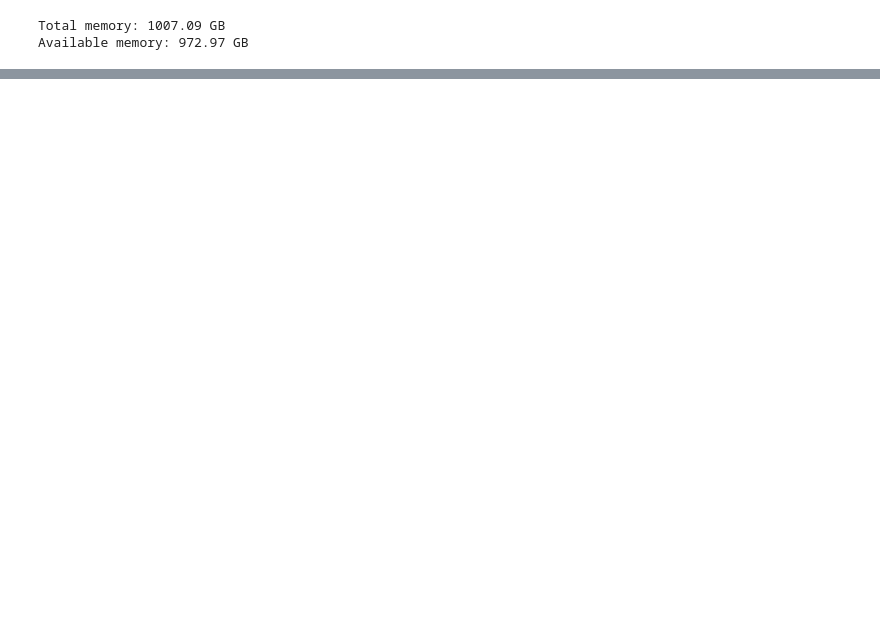
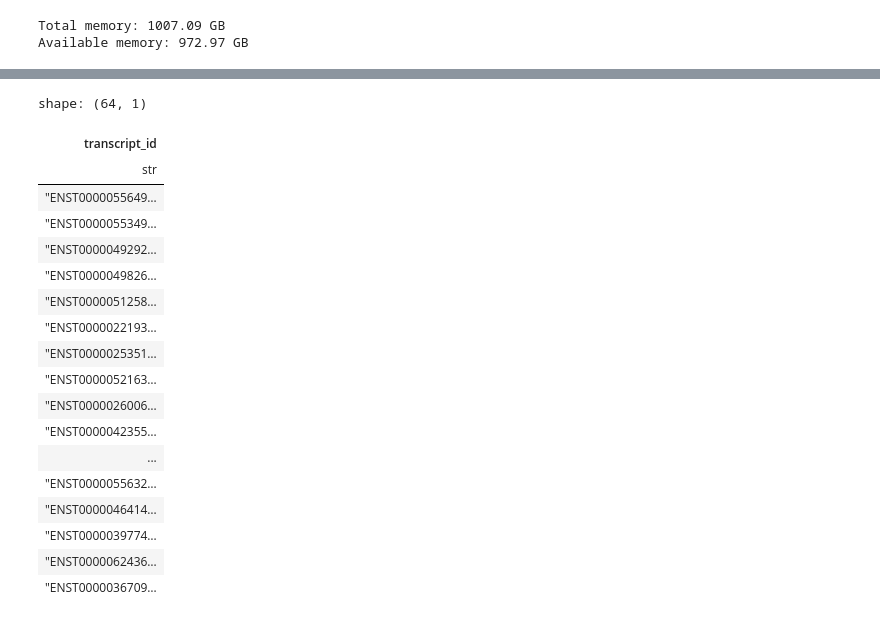
Before and after one commit to MetteBoge/TMA_thesis, a Jupyter notebook: wrangle_transcript_data_PANCAN.ipynb, the cells around one changed output, grey strips where cells are left out. Cells and saved outputs as stored; diff of their text form; code cells hidden in the pictures; blank space fills up the shorter version.

```diff
--- a/wrangle_transcript_data_PANCAN.ipynb
+++ b/wrangle_transcript_data_PANCAN.ipynb
@@ -100,0 +196,22 @@ for c_type in cancer_type_list:
+# %%
+lf_data_PAAD.select("transcript_id").collect()
+# %% [output]
+shape: (64, 1)
+| transcript_id |
+| str |
+| "ENST0000055649… |
+| "ENST0000055349… |
+| "ENST0000049292… |
+| "ENST0000049826… |
+| "ENST0000051258… |
+| "ENST0000022193… |
+| "ENST0000025351… |
+| "ENST0000052163… |
+| "ENST0000026006… |
+| "ENST0000042355… |
+| ... |
+| "ENST0000055632… |
+| "ENST0000046414… |
+| "ENST0000039774… |
+| "ENST0000062436… |
+| "ENST0000036709… |
```
Also changed, not shown: parts of 10 cells of this notebook.
